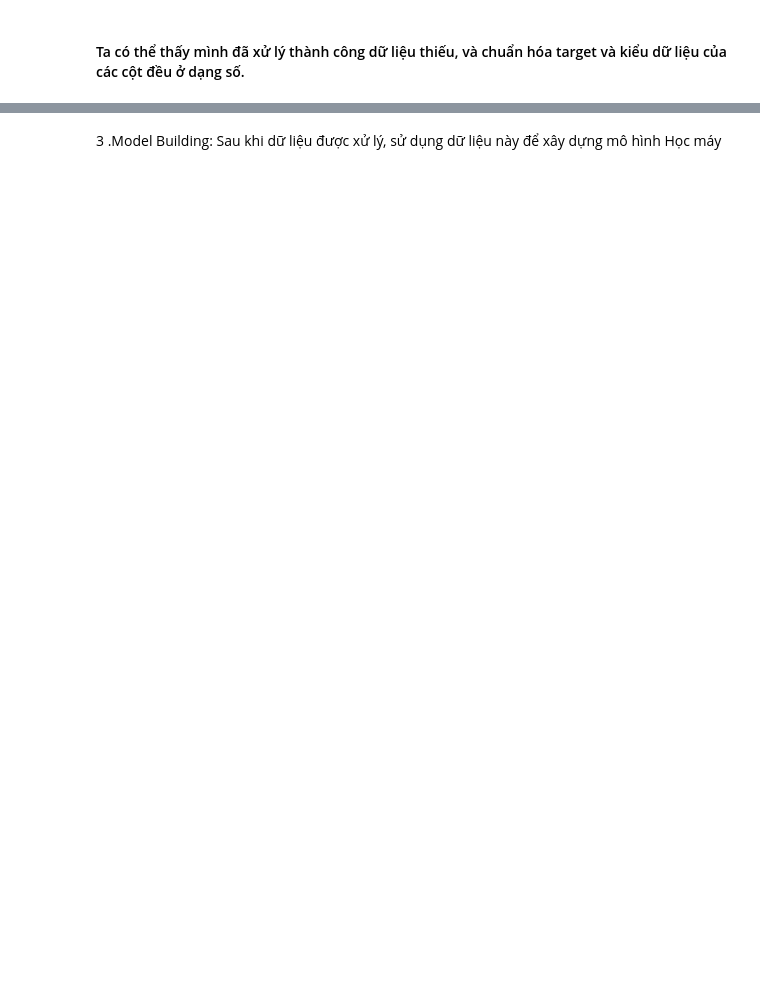
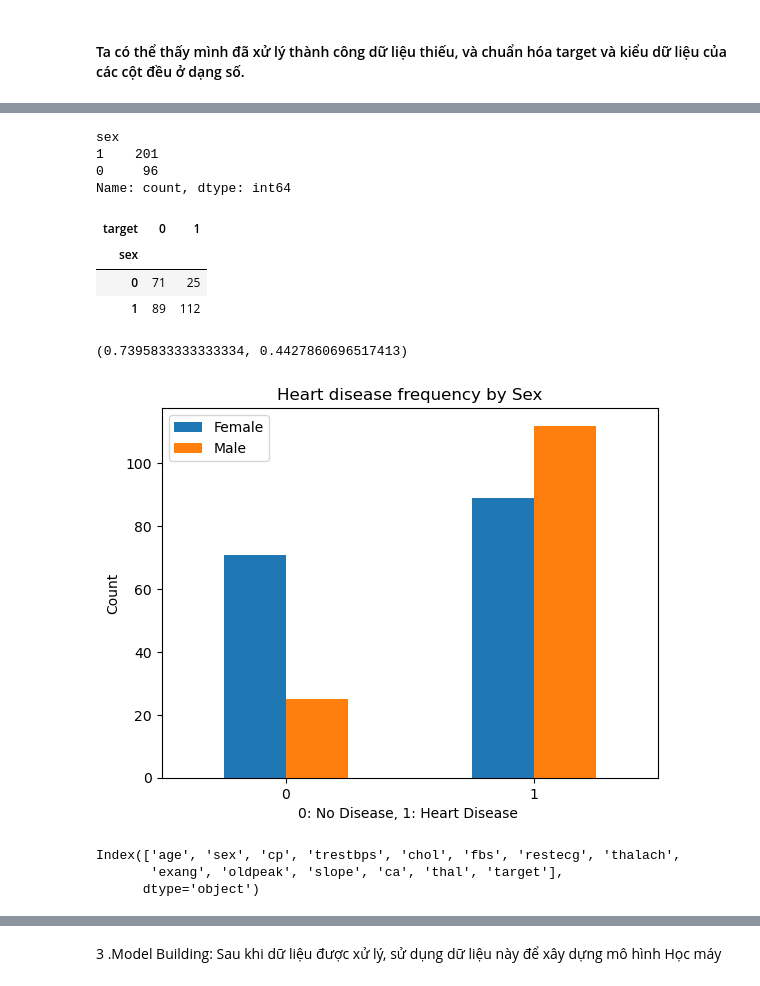
Before and after one commit to Hoa212/-n-CNTT-Heart-Disease-Prediction, a Jupyter notebook: dean.ipynb, the cells around one changed output, grey strips where cells are left out. Drawn from its saved outputs; the diff is of its cells as text; code cells hidden in the pictures; blank space fills up the shorter version.

```diff
--- a/dean.ipynb
+++ b/dean.ipynb
@@ -230,0 +242,33 @@ max      7.000000    1.000000
+# %%
+df['sex'].value_counts()
+# %% [output]
+sex
+1    201
+0     96
+Name: count, dtype: int64
+# %%
+pd.crosstab(df['sex'], df['target'])
+# %% [output]
+| target | 0 | 1 |
+| sex |  |  |
+| 0 | 71 | 25 |
+| 1 | 89 | 112 |
+# %%
+71/(71+25), 89/(89+112)
+# %% [output]
+(0.7395833333333334, 0.4427860696517413)
+# %%
+pd.crosstab(df['sex'], df['target']).plot(kind='bar');
+plt.title('Heart disease frequency by Sex')
+plt.xlabel('0: No Disease, 1: Heart Disease ')
+plt.ylabel('Count')
+plt.legend(['Female', 'Male']);
+plt.xticks(rotation=0);
+# %% [output]
+[figure, added]
+# %%
+df.columns
+# %% [output]
+Index(['age', 'sex', 'cp', 'trestbps', 'chol', 'fbs', 'restecg', 'thalach',
+       'exang', 'oldpeak', 'slope', 'ca', 'thal', 'target'],
+      dtype='object')
```
Also changed, not shown: parts of 81 cells of this notebook, 4 other files.
